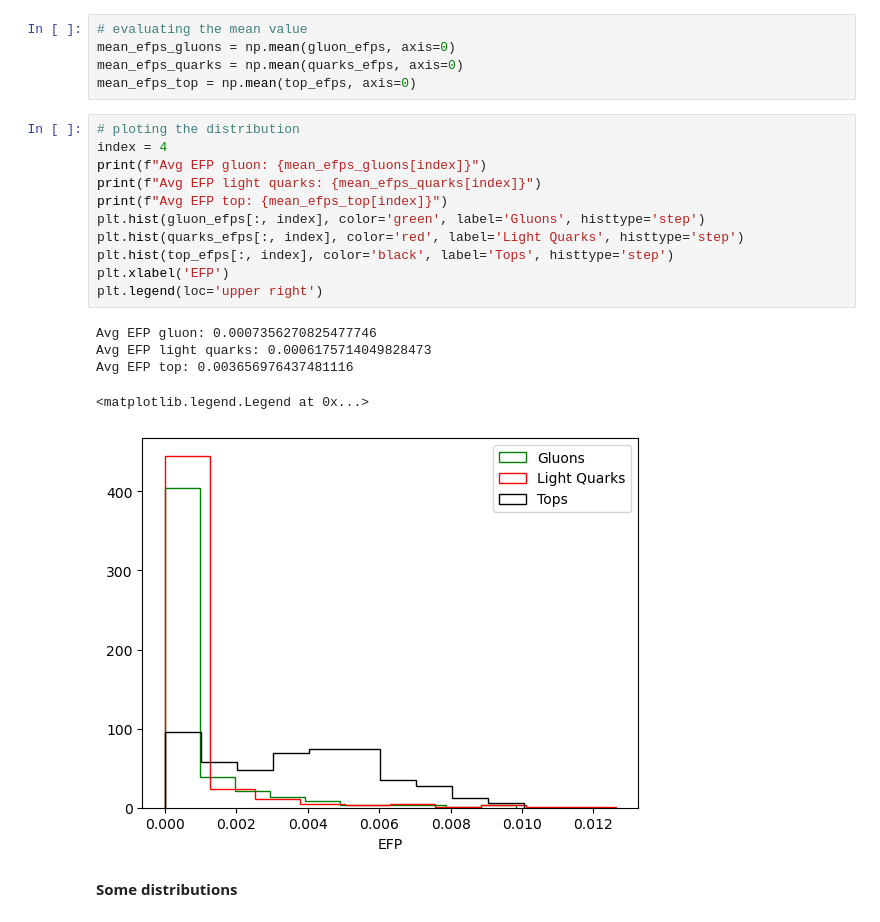
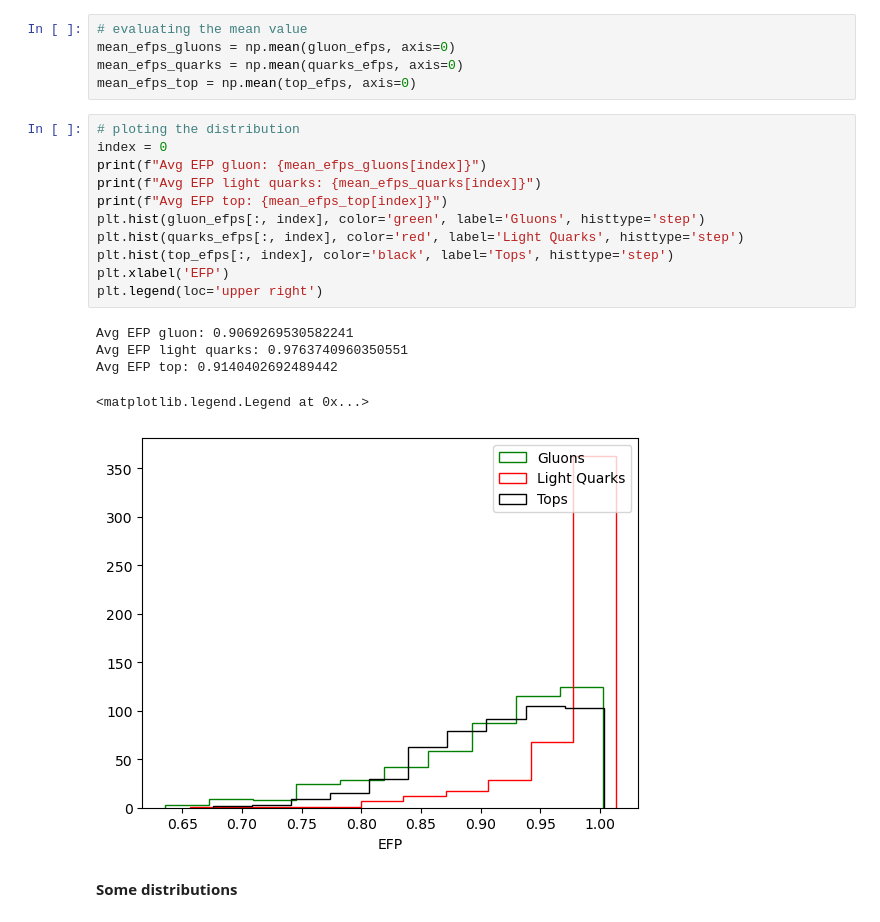
Before and after one commit to mathmartines/JetTagging, a Jupyter notebook: DataExploration/Matheus.ipynb, the cells around one changed output. Drawn from its saved outputs; the diff is of its cells as text.

```diff
--- a/DataExploration/Matheus.ipynb
+++ b/DataExploration/Matheus.ipynb
@@ -162,21 +174,21 @@ mean_efps_quarks = np.mean(quarks_efps, axis=0)
 mean_efps_top = np.mean(top_efps, axis=0)
 # %%
 # ploting the distribution
-index = 4
+index = 0
 print(f"Avg EFP gluon: {mean_efps_gluons[index]}")
 print(f"Avg EFP light quarks: {mean_efps_quarks[index]}")
 print(f"Avg EFP top: {mean_efps_top[index]}")
 plt.hist(gluon_efps[:, index], color='green', label='Gluons', histtype='step')
 plt.hist(quarks_efps[:, index], color='red', label='Light Quarks', histtype='step')
 plt.hist(top_efps[:, index], color='black', label='Tops', histtype='step')
 plt.xlabel('EFP')
 plt.legend(loc='upper right')
 # %% [output]
-Avg EFP gluon: 0.0007356270825477746
-Avg EFP light quarks: 0.0006175714049828473
-Avg EFP top: 0.003656976437481116
+Avg EFP gluon: 0.9069269530582241
+Avg EFP light quarks: 0.9763740960350551
+Avg EFP top: 0.9140402692489442
 <matplotlib.legend.Legend at 0x...>
-[figure, old version]
+[figure, new version]
 # %% [markdown]
 ****Some distributions****
 # %% [markdown]
```
Also changed, not shown: parts of 4 cells of this notebook, 5 other files.
